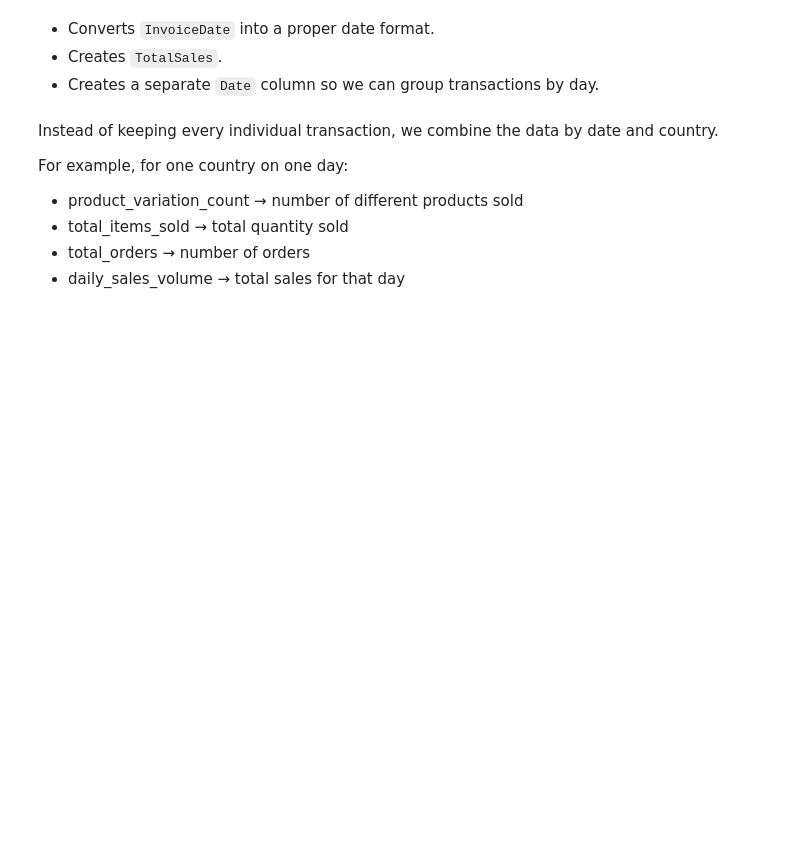
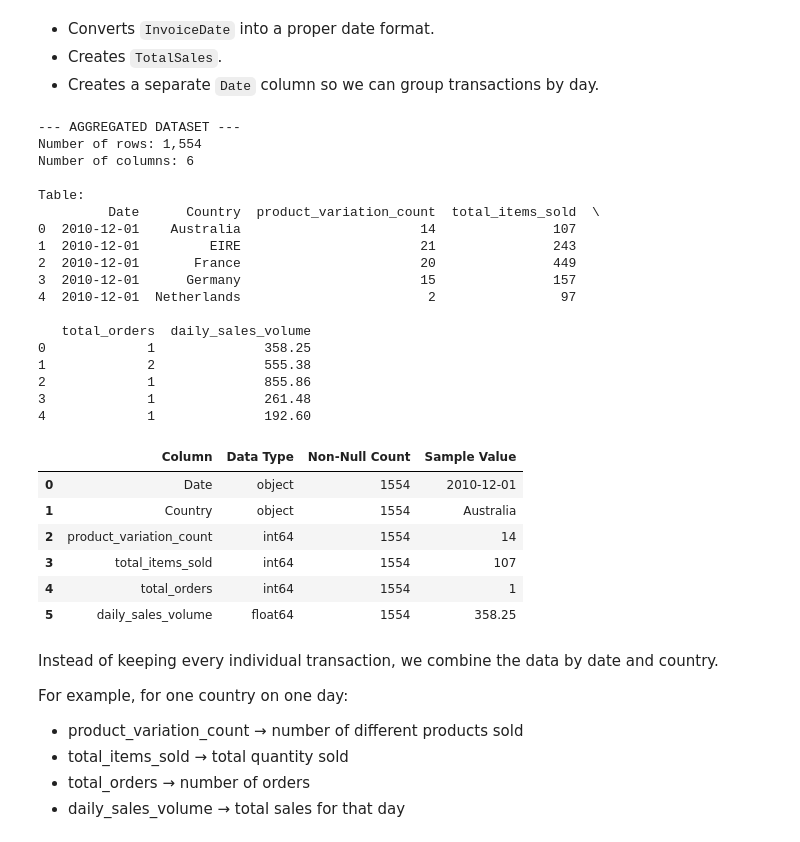
Before and after one commit to MR7star/ML-Capstone-Project, a Jupyter notebook: notebooks/regression.ipynb, the cells around one changed output. Cells and saved outputs as stored; diff of their text form; code cells hidden in the pictures; blank space fills up the shorter version.

```diff
--- a/notebooks/regression.ipynb
+++ b/notebooks/regression.ipynb
@@ -98,17 +95,53 @@ print("Date was extracted from InvoiceDate")
 # %%
 # 3. Aggregate to Storefront-Day Level across the entire dataset
 df_aggregated = df_clean.groupby(['Date', 'Country']).agg(
     product_variation_count=('StockCode', 'nunique'),
     total_items_sold=('Quantity', 'sum'),
     total_orders=('InvoiceNo', 'nunique'),
     daily_sales_volume=('TotalSales', 'sum')
 ).reset_index()
 
 print("--- AGGREGATED DATASET ---")
 print(f"Number of rows: {len(df_aggregated):,}")
 print(f"Number of columns: {df_aggregated.shape[1]}")
-print("\nColumns:")
-print(df_aggregated.columns.tolist())
+print("\nTable:")
+
+print(df_aggregated.head())
+
+structure = pd.DataFrame({
+    'Column': df_aggregated.columns,
+    'Data Type': df_aggregated.dtypes.astype(str),
+    'Non-Null Count': df_aggregated.notnull().sum().values,
+    'Sample Value': [df_aggregated[col].iloc[0] for col in df_aggregated.columns]
+})
+
+display(structure.reset_index(drop=True))
+# %% [output]
+--- AGGREGATED DATASET ---
+Number of rows: 1,554
+Number of columns: 6
+
+Table:
+         Date      Country  product_variation_count  total_items_sold  \
+0  2010-12-01    Australia                       14               107
+1  2010-12-01         EIRE                       21               243
+2  2010-12-01       France                       20               449
+3  2010-12-01      Germany                       15               157
+4  2010-12-01  Netherlands                        2                97
+
+   total_orders  daily_sales_volume
+0             1              358.25
+1             2              555.38
+2             1              855.86
+3             1              261.48
+4             1              192.60
+|  | Column | Data Type | Non-Null Count | Sample Value |
+| 0 | Date | object | 1554 | 2010-12-01 |
+| 1 | Country | object | 1554 | Australia |
+| 2 | product_variation_count | int64 | 1554 | 14 |
+| 3 | total_items_sold | int64 | 1554 | 107 |
+| 4 | total_orders | int64 | 1554 | 1 |
+| 5 | daily_sales_volume | float64 | 1554 | 358.25 |
 # %% [markdown]
 Instead of keeping every individual transaction, we combine the data by date and country.
 
```
Also changed, not shown: parts of 54 cells of this notebook, 3 other files.
